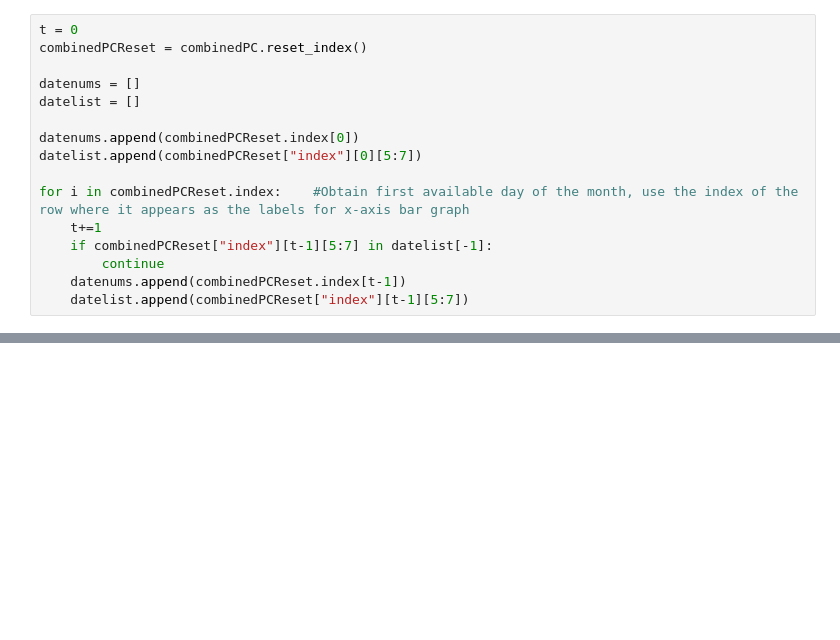
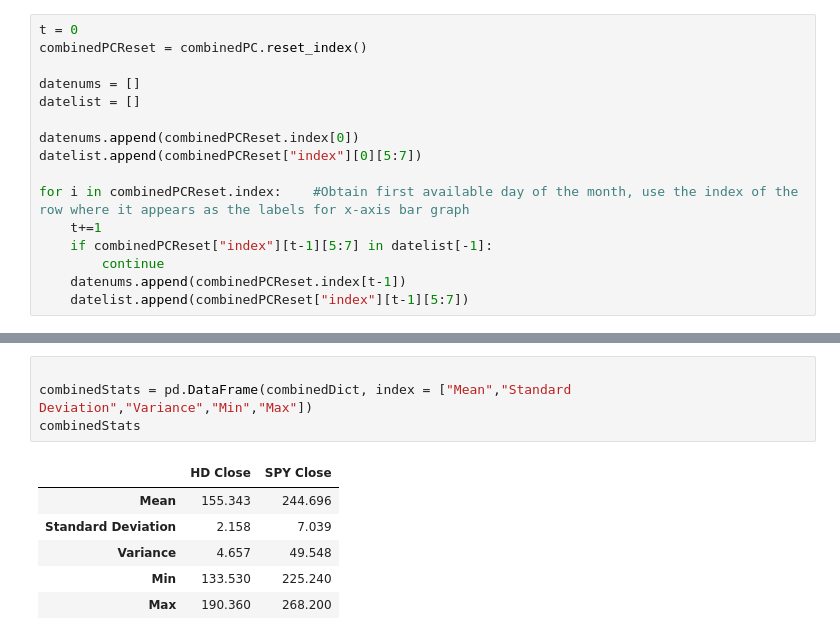
Before and after one commit to Emanscal01/cis3120groupproj, a Jupyter notebook: CIS3120 Group NetAdvantage.ipynb, the cells around one changed output, grey strips where cells are left out. Cells and saved outputs as stored; diff of their text form; blank space fills up the shorter version.

```diff
--- a/CIS3120 Group NetAdvantage.ipynb
+++ b/CIS3120 Group NetAdvantage.ipynb
@@ -169,0 +292,11 @@ for i in combinedPCReset.index:    #Obtain first available day of the month, use
+# %%
+
+combinedStats = pd.DataFrame(combinedDict, index = ["Mean","Standard Deviation","Variance","Min","Max"])
+combinedStats
+# %% [output]
+|  | HD Close | SPY Close |
+| Mean | 155.343 | 244.696 |
+| Standard Deviation | 2.158 | 7.039 |
+| Variance | 4.657 | 49.548 |
+| Min | 133.530 | 225.240 |
+| Max | 190.360 | 268.200 |
```
Also changed, not shown: parts of 4 cells of this notebook.
